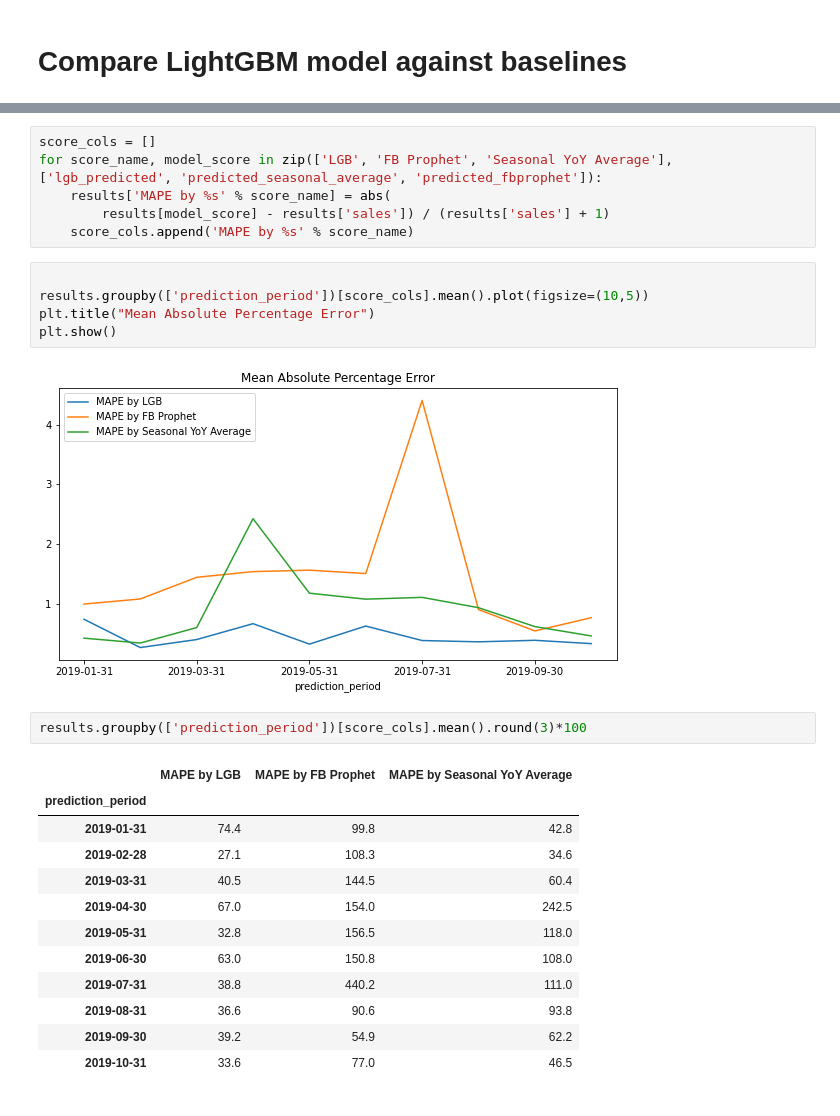
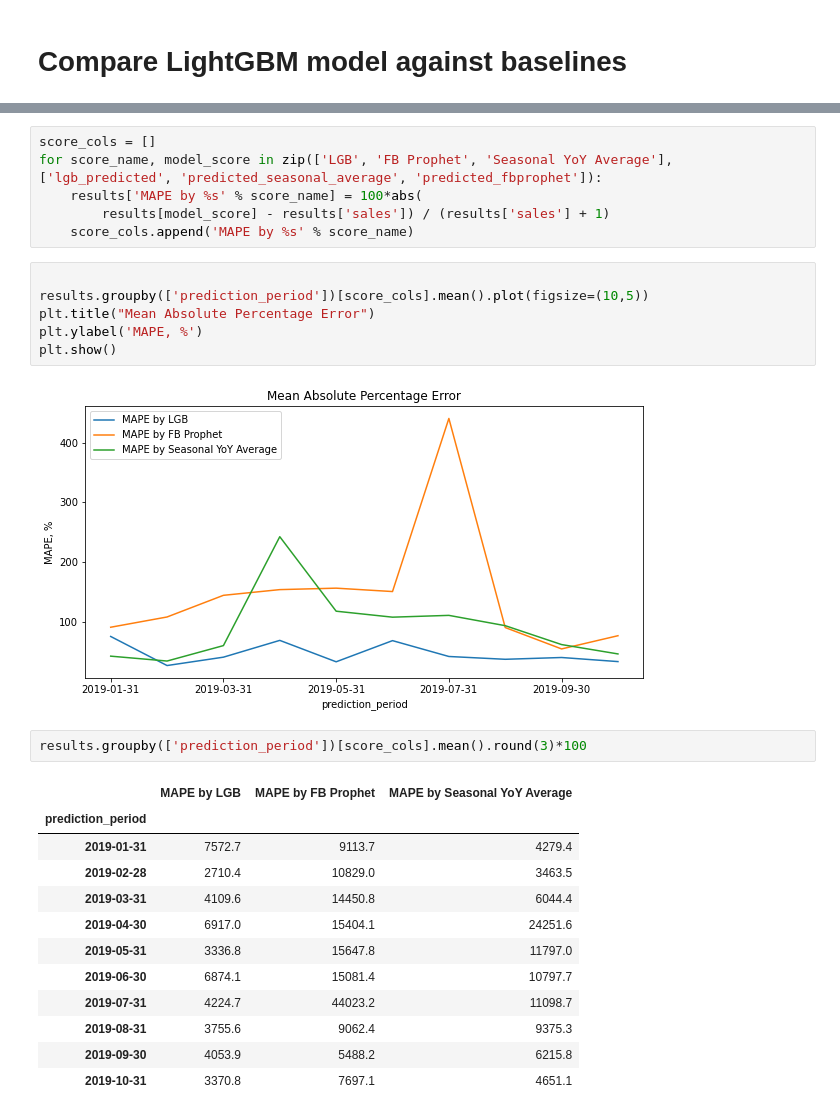
Before and after one commit to paveltr/time-series-frcst, a Jupyter notebook: src/ML Evaluation.ipynb, the cells around one changed output, grey strips where cells are left out. Cells and saved outputs as stored; diff of their text form.

```diff
--- a/src/ML Evaluation.ipynb
+++ b/src/ML Evaluation.ipynb
@@ -102,29 +123,30 @@ results.head()
 # %%
 score_cols = []
 for score_name, model_score in zip(['LGB', 'FB Prophet', 'Seasonal YoY Average'], ['lgb_predicted', 'predicted_seasonal_average', 'predicted_fbprophet']):
-    results['MAPE by %s' % score_name] = abs(
+    results['MAPE by %s' % score_name] = 100*abs(
         results[model_score] - results['sales']) / (results['sales'] + 1)
     score_cols.append('MAPE by %s' % score_name)
 # %%
 
 results.groupby(['prediction_period'])[score_cols].mean().plot(figsize=(10,5))
 plt.title("Mean Absolute Percentage Error")
+plt.ylabel('MAPE, %')
 plt.show()
 # %% [output]
-[figure, old version]
+[figure, new version]
 # %%
 results.groupby(['prediction_period'])[score_cols].mean().round(3)*100
 # %% [output]
 |  | MAPE by LGB | MAPE by FB Prophet | MAPE by Seasonal YoY Average |
 | prediction_period |  |  |  |
-| 2019-01-31 | 74.4 | 99.8 | 42.8 |
-| 2019-02-28 | 27.1 | 108.3 | 34.6 |
-| 2019-03-31 | 40.5 | 144.5 | 60.4 |
-| 2019-04-30 | 67.0 | 154.0 | 242.5 |
-| 2019-05-31 | 32.8 | 156.5 | 118.0 |
-| 2019-06-30 | 63.0 | 150.8 | 108.0 |
-| 2019-07-31 | 38.8 | 440.2 | 111.0 |
-| 2019-08-31 | 36.6 | 90.6 | 93.8 |
-| 2019-09-30 | 39.2 | 54.9 | 62.2 |
-| 2019-10-31 | 33.6 | 77.0 | 46.5 |
+| 2019-01-31 | 7572.7 | 9113.7 | 4279.4 |
+| 2019-02-28 | 2710.4 | 10829.0 | 3463.5 |
+| 2019-03-31 | 4109.6 | 14450.8 | 6044.4 |
+| 2019-04-30 | 6917.0 | 15404.1 | 24251.6 |
+| 2019-05-31 | 3336.8 | 15647.8 | 11797.0 |
+| 2019-06-30 | 6874.1 | 15081.4 | 10797.7 |
+| 2019-07-31 | 4224.7 | 44023.2 | 11098.7 |
+| 2019-08-31 | 3755.6 | 9062.4 | 9375.3 |
+| 2019-09-30 | 4053.9 | 5488.2 | 6215.8 |
+| 2019-10-31 | 3370.8 | 7697.1 | 4651.1 |
 # %%
```
Also changed, not shown: parts of 8 cells of this notebook, 7 other files.
